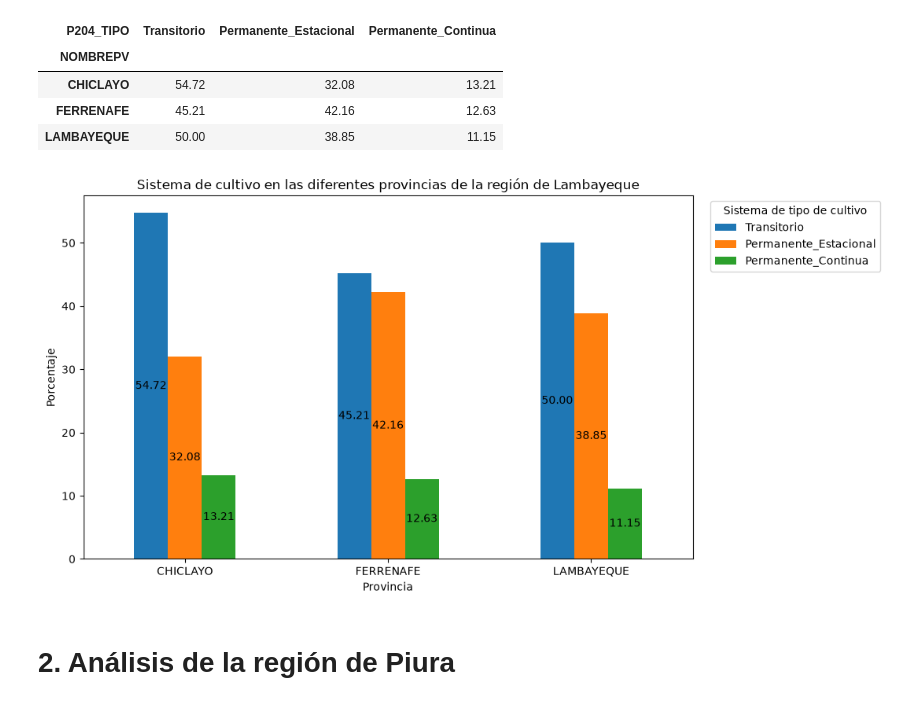
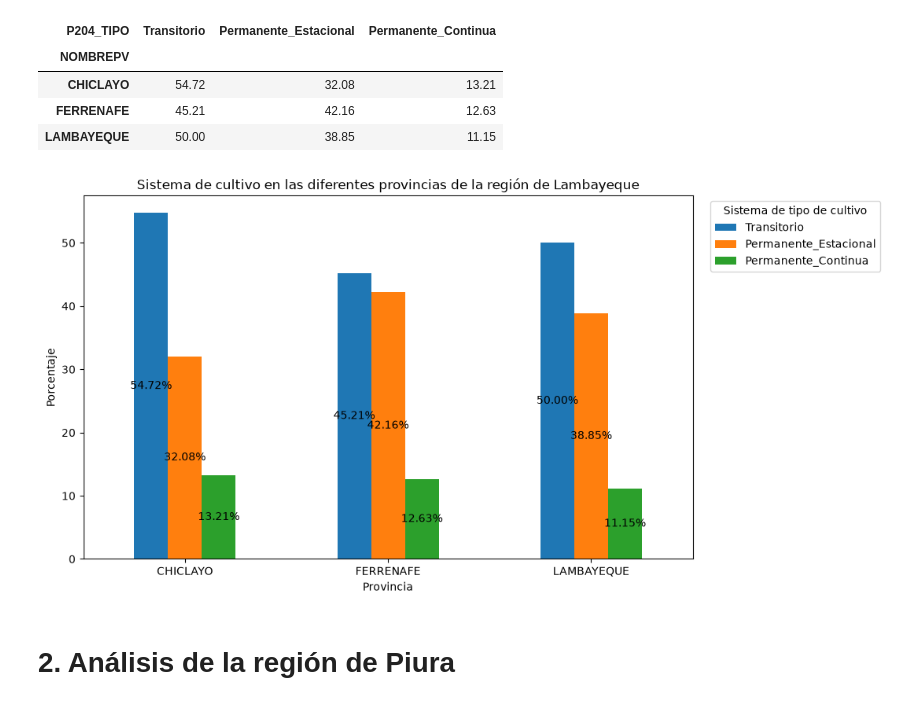
Before and after one commit to matiasrg/Proyecto-PCDA, a Jupyter notebook: scripts/02_CAP200AB.ipynb, the cells around one changed output. Drawn from its saved outputs; the diff is of its cells as text; code cells hidden in the pictures.

```diff
--- a/scripts/02_CAP200AB.ipynb
+++ b/scripts/02_CAP200AB.ipynb
@@ -469,30 +469,30 @@ resumen_tipo_cultivo_lam
 # %%
 gr_reg_tipo_lam = resumen_tipo_cultivo_lam.plot(
     kind = "bar",
     stacked = False,
     figsize = (10, 6)
 )
 gr_reg_tipo_lam.set_title("Sistema de cultivo en las diferentes provincias de la región de Lambayeque")
 gr_reg_tipo_lam.set_xlabel("Provincia")
 gr_reg_tipo_lam.set_ylabel("Porcentaje")
 
 gr_reg_tipo_lam.legend(
     title = "Sistema de tipo de cultivo",
     bbox_to_anchor = (1.02, 1),
     loc = "upper left"
 )
 
 for container in gr_reg_tipo_lam.containers:
     gr_reg_tipo_lam.bar_label(
         container,
-        fmt = "%.2f",
+        fmt = "%.2f%%",
         label_type = "center",
         fontsize = 10
     )
 plt.xticks(rotation = 0)
 plt.show()
 # %% [output]
-[figure, old version]
+[figure, new version]
 # %% [markdown]
 # 2. Análisis de la región de Piura
 # %%
```
Also changed, not shown: 1 other file.
